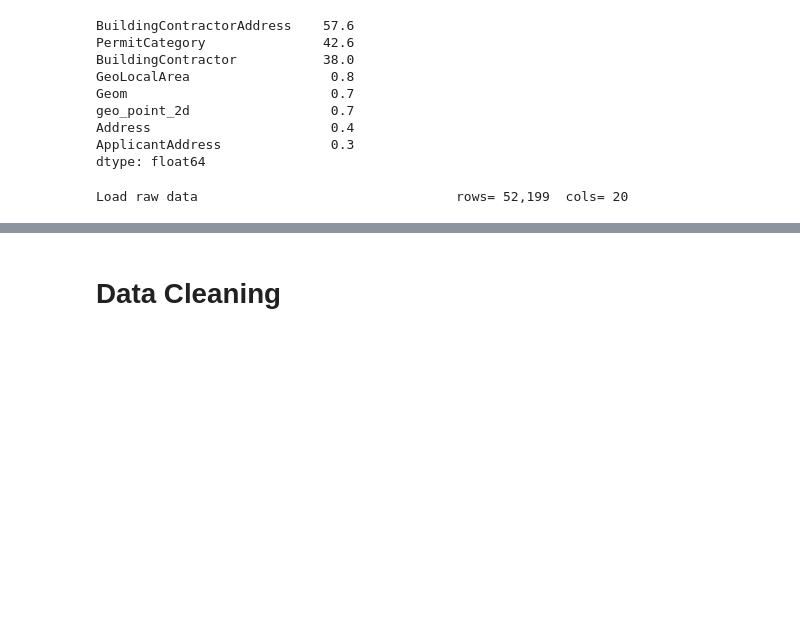
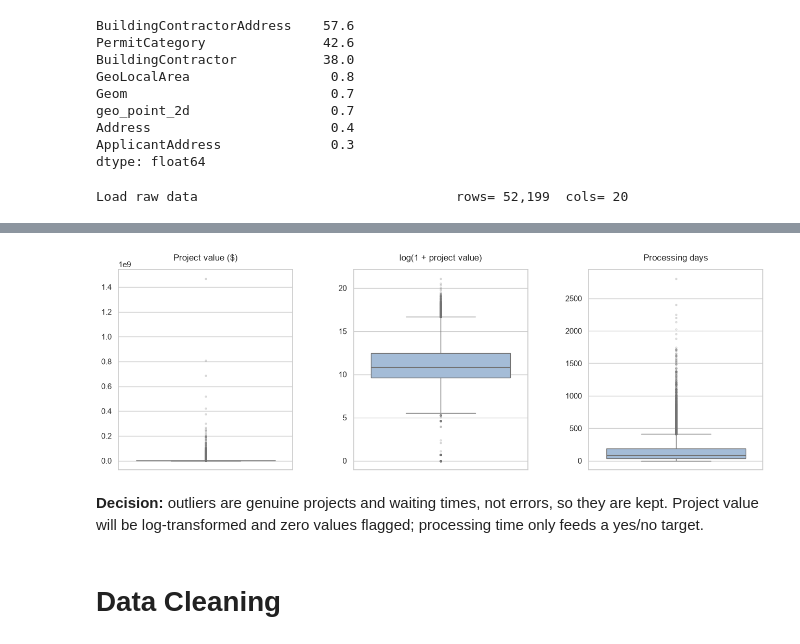
Before and after one commit to manbirsingh26/vancouver_permit_delays, a Jupyter notebook: code/01_data_cleaning.ipynb, the cells around one changed output, grey strips where cells are left out. Cells and saved outputs as stored; diff of their text form; code cells hidden in the pictures; blank space fills up the shorter version.

Commit message:
Add summary statistics and outlier check on raw data.

```diff
--- a/code/01_data_cleaning.ipynb
+++ b/code/01_data_cleaning.ipynb
@@ -72,0 +100,40 @@ Load raw data                                 rows= 52,199  cols= 20
+# %%
+# QR table and boxplots on the raw data
+import matplotlib.pyplot as plt
+import seaborn as sns
+sns.set_theme(style="whitegrid")
+
+FIG_DIR = PROJECT_ROOT / "outputs" / "figures"
+FIG_DIR.mkdir(parents=True, exist_ok=True)
+
+def iqr_outliers(s):
+    q1, q3 = s.quantile([0.25, 0.75])
+    iqr = q3 - q1
+    low, high = q1 - 1.5 * iqr, q3 + 1.5 * iqr
+    n_low, n_high = (s < low).sum(), (s > high).sum()
+    return pd.Series({
+        "Q1": q1, "Q3": q3, "IQR": iqr,
+        "Lower fence": low, "Upper fence": high,
+        "Below fence": n_low, "Above fence": n_high,
+        "Outlier %": 100 * (n_low + n_high) / len(s),
+        "Max": s.max(),
+    })
+
+checks = {
+    "Project value ($)": df["ProjectValue"],
+    "log(1 + project value)": np.log1p(df["ProjectValue"].clip(lower=0)),   # check only, not saved
+    "Processing days": df["PermitElapsedDays"],
+}
+outlier_table = pd.DataFrame({label: iqr_outliers(s) for label, s in checks.items()}).T
+display(outlier_table.round(2))
+
+fig, ax = plt.subplots(1, 3, figsize=(16, 5), gridspec_kw={"wspace": 0.35})
+for a, (label, s) in zip(ax, checks.items()):
+    sns.boxplot(y=s, ax=a, color="#9bbbe0",
+                flierprops={"marker": "o", "markersize": 2, "alpha": 0.3})
+    a.set_title(label, pad=12)
+    a.set_ylabel("")
+
+plt.savefig(FIG_DIR / "00_outlier_boxplots_raw.png", dpi=150, bbox_inches="tight")
+plt.show()
+# %% [output]
@@ -73,3 +144,7 @@ Load raw data                                 rows= 52,199  cols= 20
+[figure, added]
+# %% [markdown]
+**Decision:** outliers are genuine projects and waiting times, not errors, so they are kept.
+Project value will be log-transformed and zero values flagged; processing time only feeds a yes/no target.
 # %% [markdown]
 # Data Cleaning
 # %%
```
Also changed, not shown: parts of 4 cells of this notebook, 3 other files.
